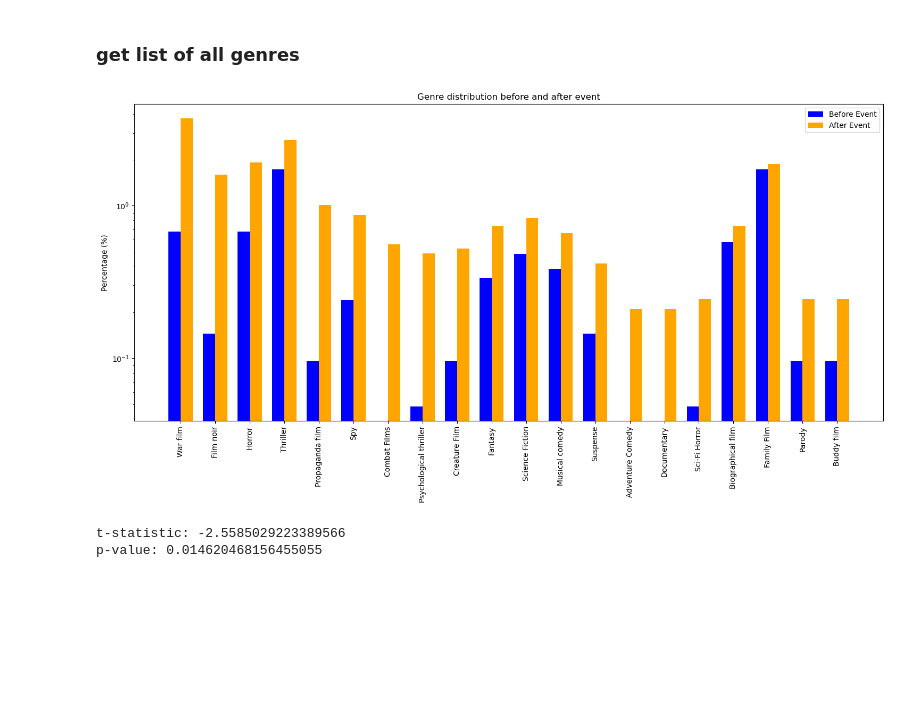
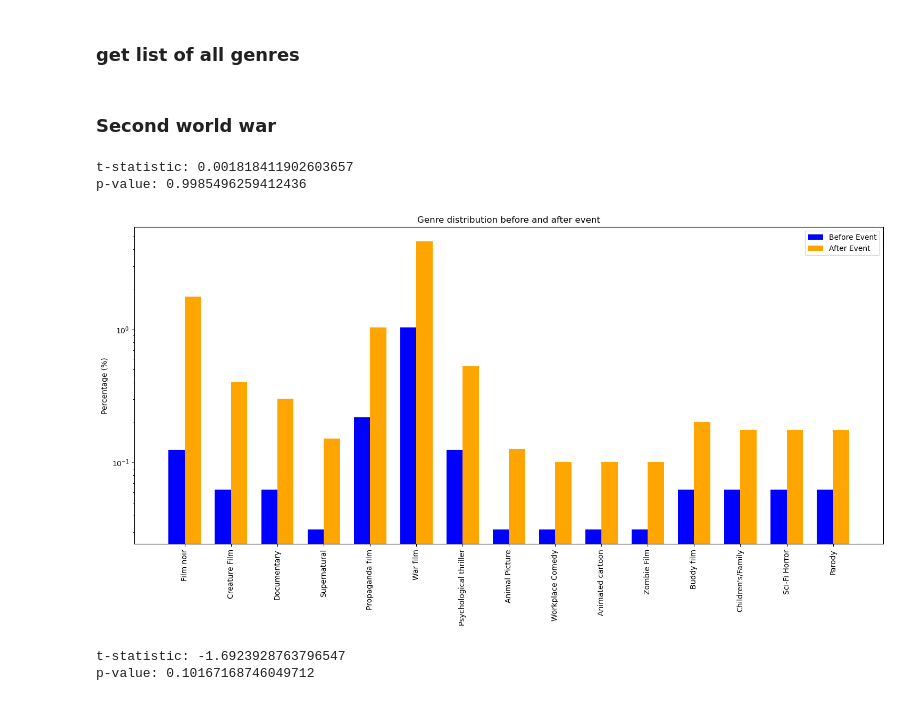
Before and after one commit to epfl-ada/ada-2024-project-adanonymous, a Jupyter notebook: src/utils/analysis_movies.ipynb, the cells around one changed output. Saved outputs shown, nothing was run; the diff lists cells and outputs as text; code cells hidden in the pictures; blank space fills up the shorter version.

Commit message:
analysis movies

```diff
--- a/src/utils/analysis_movies.ipynb
+++ b/src/utils/analysis_movies.ipynb
@@ -16,11 +16,19 @@ with open('../../data/movies.pkl', 'rb') as file:
 # function that extract if movies was created in US
 
 def count_country(data, country = "United States of America"):
+    '''
+    goal : count if a given country is in the list of countries
+    input: the dataset and the country of interest
+    output: the number of times a country is the data
+    '''
     total = 0
     for j in data:
         if j is not None:
             total += j.count(country)
     return total
+
+# we will apply the function count_country to divide US movies from non us movies
+# a US movie is a movie where US appears once
 
 us =  movies["Movie_countries"].apply(lambda x: count_country(x))
 us_movies = movies.copy()
@@ -40,7 +48,8 @@ len(nonus_movies)
 genres_unique = []
 for j in movies["Movie_genres"]:
     if j is not None:
-        genres_unique.append(j[0])
+        for genre in j:
+            genres_unique.append(genre)
 genres_unique = np.unique(genres_unique)
 # %%
 # list a genre with increase in US movies
@@ -124,6 +150,15 @@ def plot_percentage_movies_genre_all(data, genres, year_initial, year_end, focus
             plot_percentage_movies_genre(movies, genres[i*ncols+j], year_initial, year_end, focus_year, ax, fig)
 # %%
 def get_movies_genre_change(data, genres_unique, nb_genres, year_initial, year_middle, year_end):
+    '''
+    a function that provides as an output a sorted dataset with a first column genre,
+    a second count_before the percentage of occurence of the given genre between year_innitial and year_middle
+    a third count_after the percentage of occurence of the given genre between year_middle and year_end
+    a last columns with increase/ decrease in the occurence by evaluatinf the difference between the ones before and after divided by the percentage before
+
+    the function also take as input genres_uniques the list of genres in the dataset
+    nb_genres
+    '''
     # total number of genres for movies before and after the specified year range
     before_yearly_movies = data.groupby(data.Movie_release_date.dt.year)['nb_genre'].agg('sum').reset_index()
     sum_before_yearly_movies = before_yearly_movies.loc[
@@ -164,8 +199,10 @@ def get_movies_genre_change(data, genres_unique, nb_genres, year_initial, year_m
             if j is not None:
                 sum += j.count(genres_unique[i])
         genre_count_before[i] = sum  / sum_before_yearly_movies * 100
-
-        genre_count_diff[i] =  genre_count_after[i] -   genre_count_before[i]
+        if genre_count_before[i] != 0:
+            genre_count_diff[i] =  (genre_count_after[i] -   genre_count_before[i])/genre_count_before[i]
+        else :
+             genre_count_diff[i] = 0
 
 
     df = pd.DataFrame({
@@ -177,12 +214,15 @@ def get_movies_genre_change(data, genres_unique, nb_genres, year_initial, year_m
     df["abs_diff"] = df['count_diff'].apply(lambda x: np.abs(x))
 
     # top genres based on `count_diff`
-    df = df.sort_values(by="count_diff", ascending=False).head(nb_genres)
+    df = df.sort_values(by="abs_diff", ascending=False).head(nb_genres)
     genres = df['genre'].values
 
     return df
 
 def plot_movies_genre_change(df):
+        '''
+        a function that plots a barplots for before and after the middleyear
+        '''
         fig, ax = plt.subplots(figsize=(15, 8))
         width = 0.35
         x = np.arange(len(df.genre))  #
@@ -199,15 +239,27 @@ def plot_movies_genre_change(df):
 
         plt.tight_layout()
         plt.show()
+# %% [markdown]
+### Second world war
+# %%
+
+df = get_movies_genre_change(us_movies, genres_unique, -1, 1934,  1940,1946)
+t_statistic, p_value = stats.ttest_ind(df.count_before, df.count_after)
+
+print("t-statistic:", t_statistic)
+print("p-value:", p_value)
+# %% [output]
+t-statistic: 0.001818411902603657
+p-value: 0.9985496259412436
 # %%
 
-df = get_movies_genre_change(us_movies, genres_unique, 20, 1935,  1940,1945)
+df = get_movies_genre_change(movies, genres_unique, 15, 1934,  1940,1946)
 plot_movies_genre_change(df)
 t_statistic, p_value = stats.ttest_ind(df.count_before, df.count_after)
 
 print("t-statistic:", t_statistic)
 print("p-value:", p_value)
 # %% [output]
-[figure, old version]
+[figure, new version]
-t-statistic: -2.5585029223389566
-p-value: 0.014620468156455055
+t-statistic: -1.6923928763796547
+p-value: 0.10167168746049712
```
Also changed, not shown: parts of 8 cells of this notebook.
